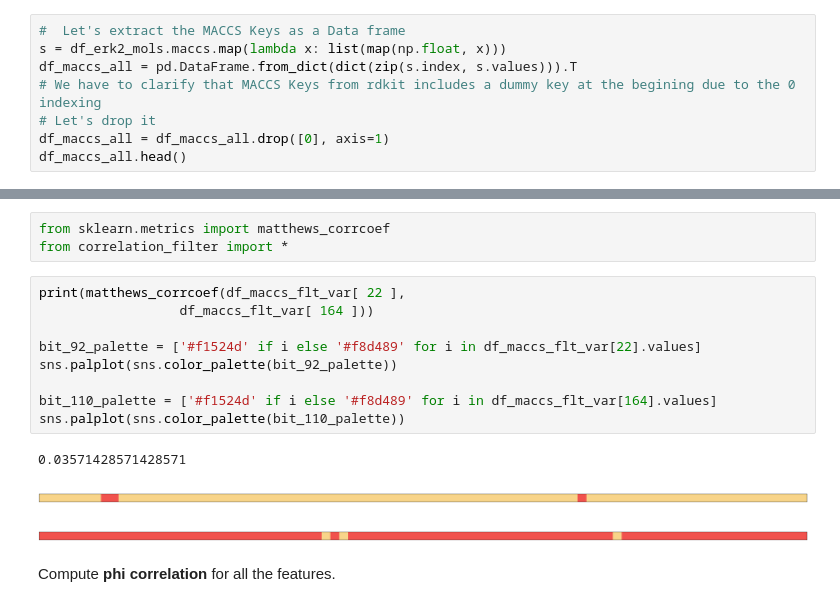
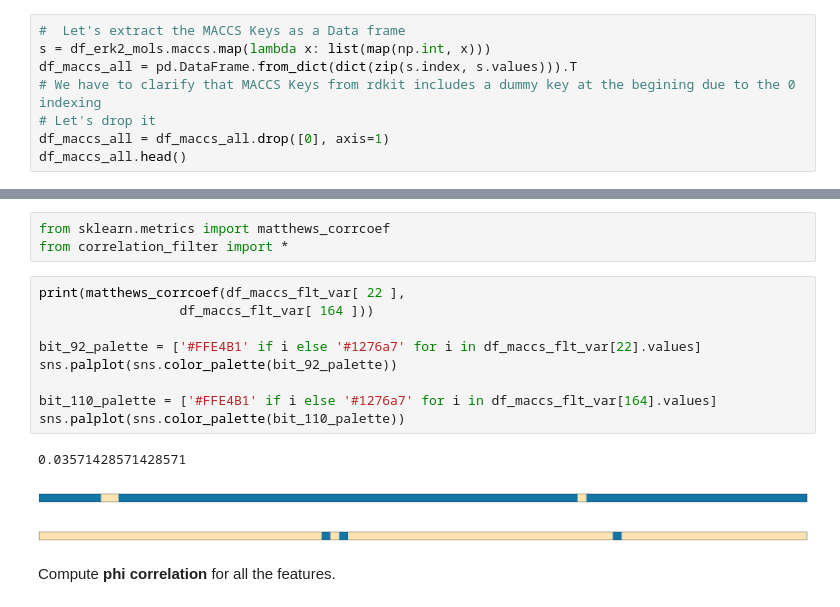
Before and after one commit to jRicciL/ERK2_notebooks, a Jupyter notebook: X_Reviewing_Fourches_work/7_Feature_Selection_RDKit_descriptors.ipynb, the cells around one changed output, grey strips where cells are left out. Saved outputs shown, nothing was run; the diff lists cells and outputs as text.

```diff
--- a/X_Reviewing_Fourches_work/7_Feature_Selection_RDKit_descriptors.ipynb
+++ b/X_Reviewing_Fourches_work/7_Feature_Selection_RDKit_descriptors.ipynb
@@ -29,7 +29,7 @@ RDKit WARNING: [13:39:19] Enabling RDKit 2019.09.1 jupyter extensions
 # MACC Keys
 # %%
 #  Let's extract the MACCS Keys as a Data frame
-s = df_erk2_mols.maccs.map(lambda x: list(map(np.float, x)))
+s = df_erk2_mols.maccs.map(lambda x: list(map(np.int, x)))
 df_maccs_all = pd.DataFrame.from_dict(dict(zip(s.index, s.values))).T
 # We have to clarify that MACCS Keys from rdkit includes a dummy key at the begining due to the 0 indexing
 # Let's drop it
@@ -137,16 +169,16 @@ from correlation_filter import *
 # %%
 print(matthews_corrcoef(df_maccs_flt_var[ 22 ],
                   df_maccs_flt_var[ 164 ]))
 
-bit_92_palette = ['#f1524d' if i else '#f8d489' for i in df_maccs_flt_var[22].values]
+bit_92_palette = ['#FFE4B1' if i else '#1276a7' for i in df_maccs_flt_var[22].values]
 sns.palplot(sns.color_palette(bit_92_palette))
 
-bit_110_palette = ['#f1524d' if i else '#f8d489' for i in df_maccs_flt_var[164].values]
+bit_110_palette = ['#FFE4B1' if i else '#1276a7' for i in df_maccs_flt_var[164].values]
 sns.palplot(sns.color_palette(bit_110_palette))
 # %% [output]
 0.03571428571428571
-[figure, old version]
+[figure, new version]
-[figure, old version]
+[figure, new version]
 # %% [markdown]
 Compute **phi correlation** for all the features.
 # %%
```
Also changed, not shown: parts of 41 cells of this notebook.
